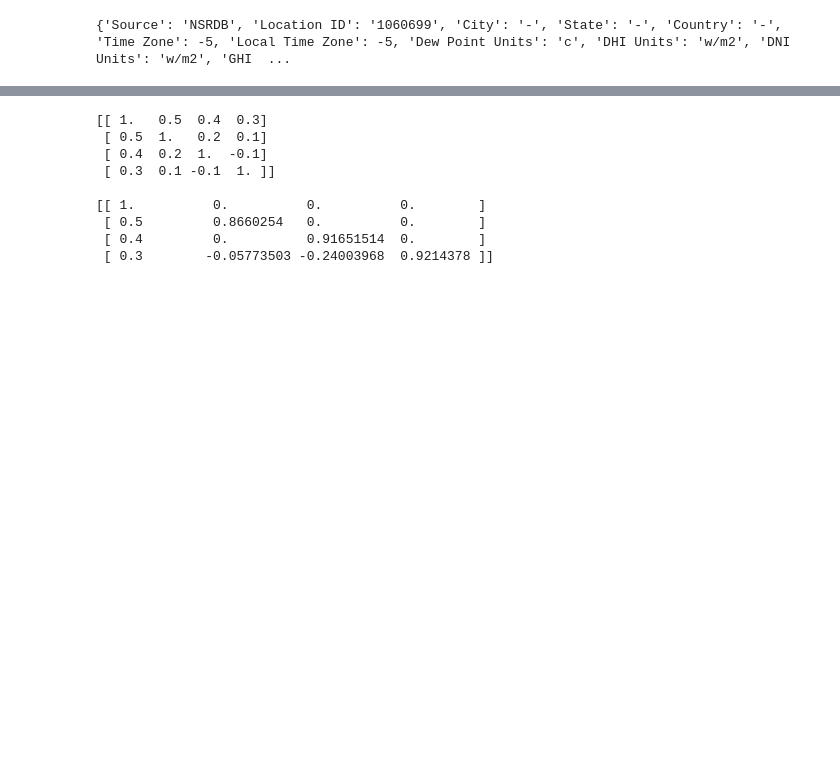
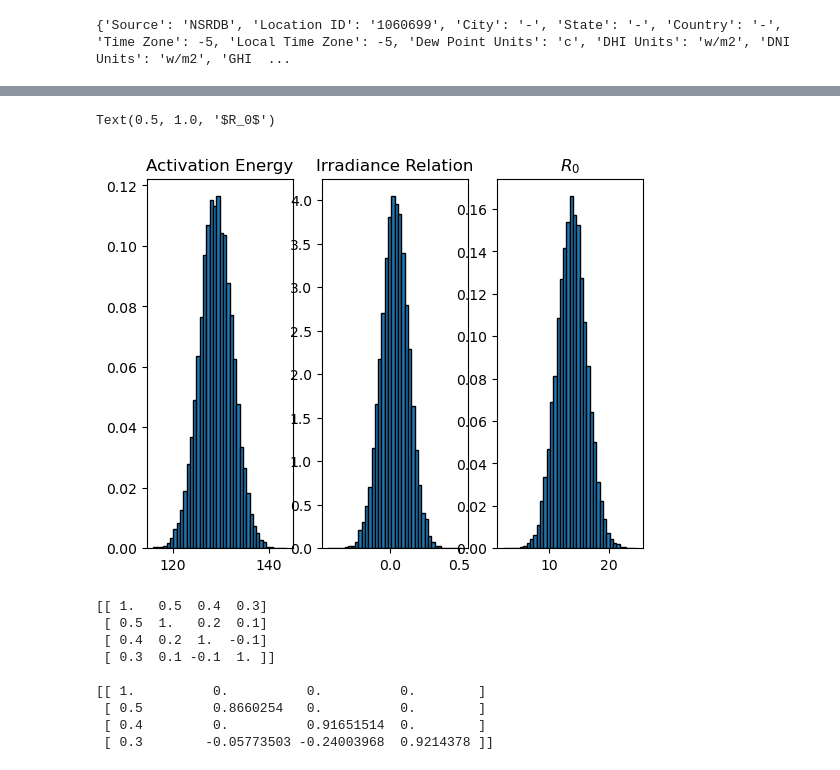
Before and after one commit to tobin-ford/Monte-Carlo, a Jupyter notebook: monte-carlo.ipynb, the cells around one changed output, grey strips where cells are left out. Saved outputs shown, nothing was run; the diff lists cells and outputs as text; code cells hidden in the pictures; blank space fills up the shorter version.

Commit message:
Generating and plotting standard distributions of points.

```diff
--- a/monte-carlo.ipynb
+++ b/monte-carlo.ipynb
@@ -40,3 +36,33 @@ count, bins, ignored = plt.hist(samples_Ea, 40, density=True, edgecolor='black')
+# %%
+# Activation Energy
+mean_Ea = 129 # average
+sd_Ea = 3.4 # standard deviation
+
+# Irradiance relation
+mean_X = 0.0341 # average
+sd_X = 0.0992757 # standard deviation
+
+# ln(R0)
+mean_R0 = 13.7223084
+sd_R0 = 2.47334772
+
+# generating standard distribution of points for each
+samples_Ea, samples_X, samples_R0 = np.random.normal(mean_Ea, sd_Ea, 20_000), np.random.normal(mean_X, sd_X, 20_000), np.random.normal(mean_R0, sd_R0, 20_000)
+# %%
+# spot check to view proper distribution
+figure, axis = plt.subplots(1, 3)
+
+axis[0].hist(samples_Ea, 40, density=True, edgecolor='black', label='Activation Energy')
+axis[0].set_title("Activation Energy")
+
+axis[1].hist(samples_X, 40, density=True, edgecolor='black', label='Activation Energy')
+axis[1].set_title("Irradiance Relation")
+
+axis[2].hist(samples_R0, 40, density=True, edgecolor='black', label='Activation Energy')
+axis[2].set_title("$R_0$")
+# %% [output]
+Text(0.5, 1.0, '$R_0$')
+[figure, added]
 # %%
 # users will enter parameters around here
 # currently 3x3 but function works on NxN matricies
```
Also changed, not shown: parts of 4 cells of this notebook.
